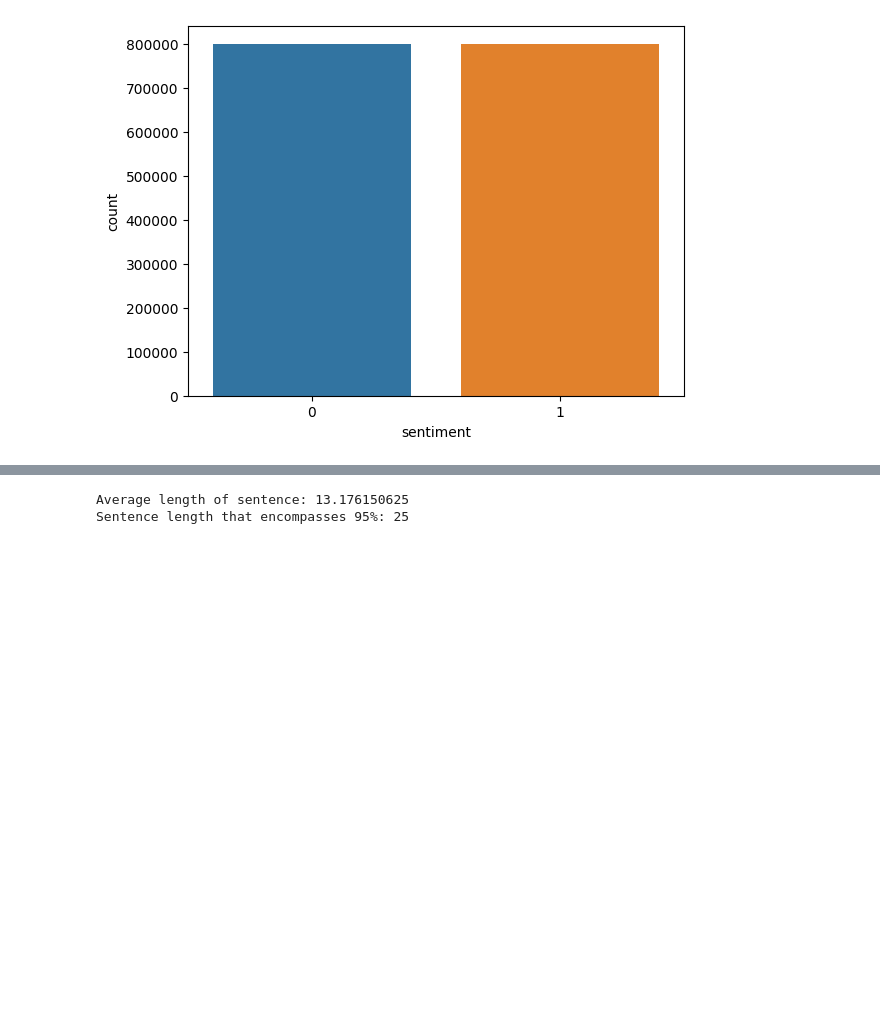
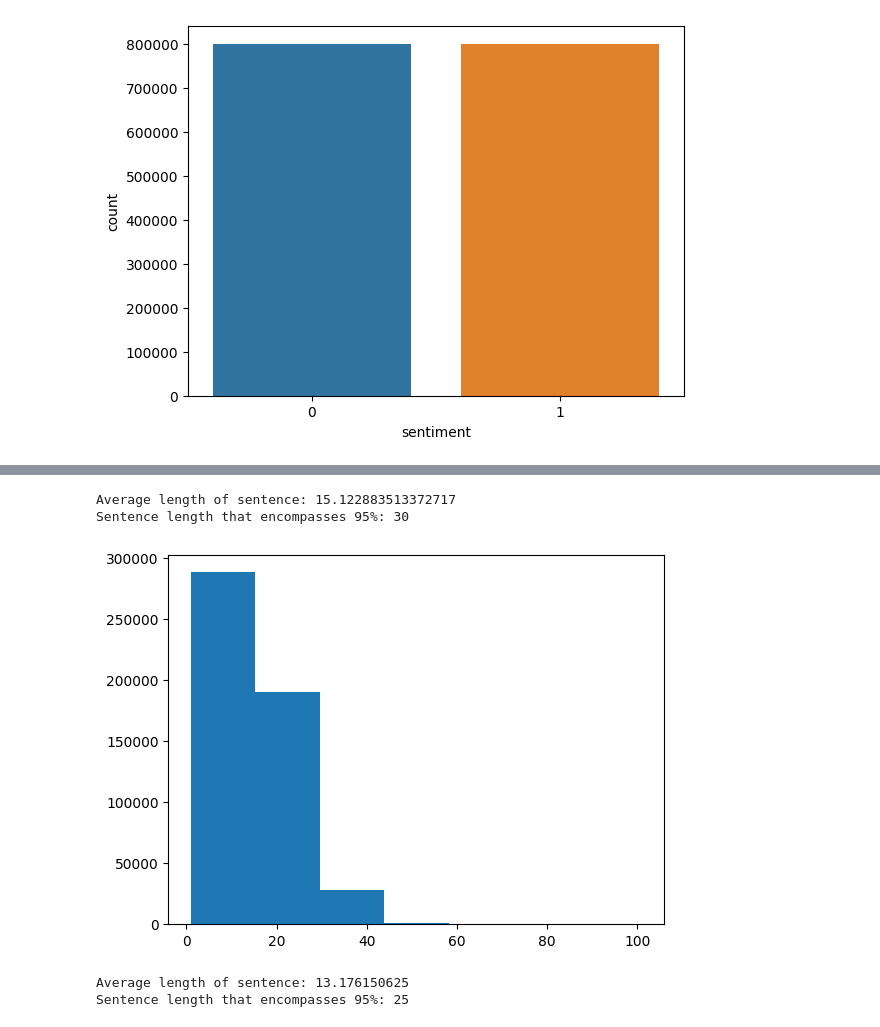
Before and after one commit to NigelGoh16/Sentiment_Analytics, a Jupyter notebook: Sentiment_Analysis_Modelling.ipynb, the cells around one changed output, grey strips where cells are left out. Drawn from its saved outputs; the diff is of its cells as text; code cells hidden in the pictures; blank space fills up the shorter version.

```diff
--- a/Sentiment_Analysis_Modelling.ipynb
+++ b/Sentiment_Analysis_Modelling.ipynb
@@ -86,0 +147,8 @@ False
+# %%
+mv3 = mv1[(mv1['category'] == -1) | (mv1['category'] == 1)]
+mv4 = mv2[(mv2['Language'] == 'en') & (mv2['Label'] == 'negative') | (mv2['Label'] == 'positive')]
+mv4 = mv4[['Text', 'Label']]
+mv3['category'] = mv3['category'].replace(-1, 0)
+mv4['Label'] = mv4['Label'].replace('negative', 0)
+mv4['Label'] = mv4['Label'].replace('positive', 1)
+mv3.head(), mv4.head()
@@ -148,3 +220,19 @@ sns.countplot(x='sentiment', data=movie_reviews)
+# %%
+# How long is each sentence on average?
+total_sentences = mv3['Text'].to_list()
+sent_lens = [len(sentence.split()) for sentence in total_sentences]
+avg_sent_len = np.mean(sent_lens)
+output_seq_len = int(np.percentile(sent_lens, 95))
+print(f"Average length of sentence: {avg_sent_len} \nSentence length that encompasses 95%: {output_seq_len}" )
+max_len = output_seq_len
+
+# What's the distribution look like?
+import matplotlib.pyplot as plt
+plt.hist(sent_lens, bins=7);
+# %% [output]
+Average length of sentence: 15.122883513372717
+Sentence length that encompasses 95%: 30
+[figure, added]
 # %%
 # How long is each sentence on average?
 total_sentences = movie_reviews['review'].to_list()
```
Also changed, not shown: parts of 219 cells of this notebook.
